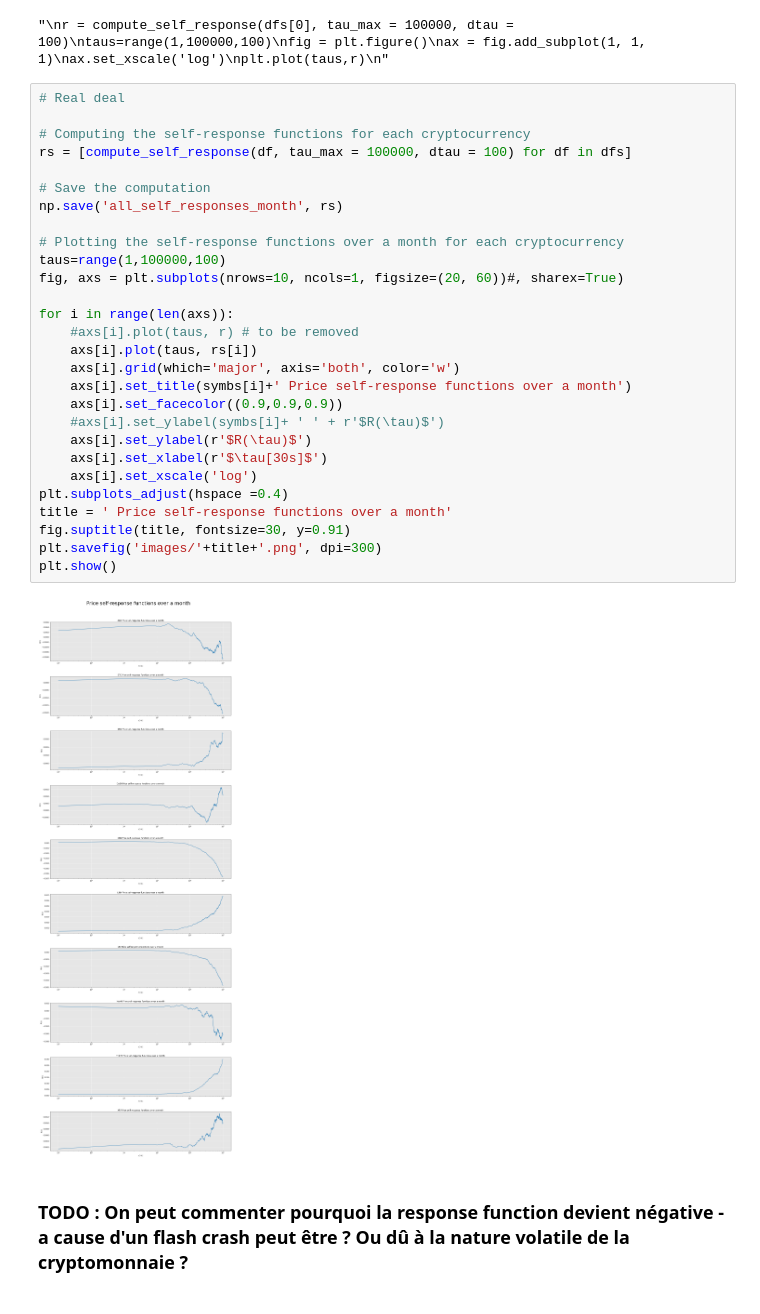
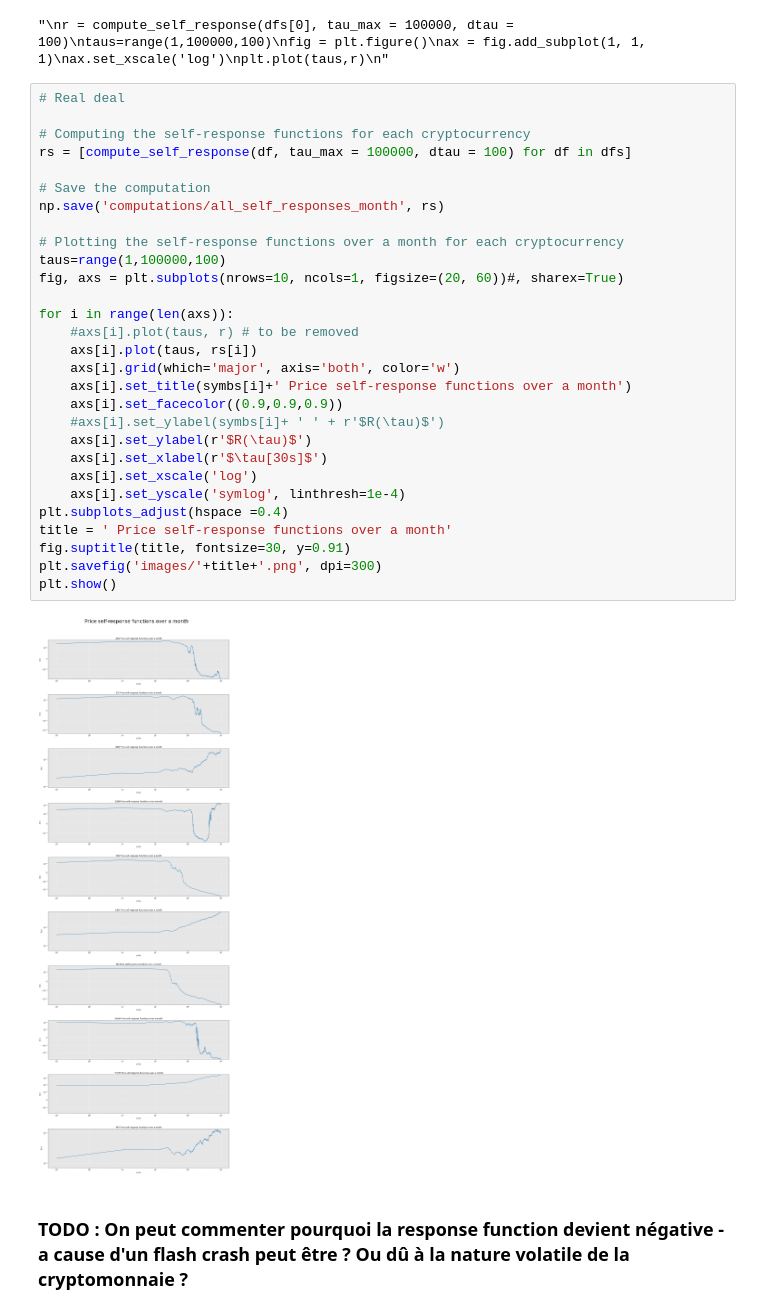
Before and after one commit to lpdbrx/FIN525-Bitcoin-Impact, a Jupyter notebook: Cross Cryptocurrency Response Function.ipynb, the cells around one changed output. Saved outputs shown, nothing was run; the diff lists cells and outputs as text.

```diff
--- a/Cross Cryptocurrency Response Function.ipynb
+++ b/Cross Cryptocurrency Response Function.ipynb
@@ -397,33 +397,34 @@ plt.plot(taus,r)
 # %%
 # Real deal
 
 # Computing the self-response functions for each cryptocurrency
 rs = [compute_self_response(df, tau_max = 100000, dtau = 100) for df in dfs]
 
 # Save the computation
-np.save('all_self_responses_month', rs)
+np.save('computations/all_self_responses_month', rs)
 
 # Plotting the self-response functions over a month for each cryptocurrency
 taus=range(1,100000,100)
 fig, axs = plt.subplots(nrows=10, ncols=1, figsize=(20, 60))#, sharex=True)
 
 for i in range(len(axs)):
     #axs[i].plot(taus, r) # to be removed
     axs[i].plot(taus, rs[i])
     axs[i].grid(which='major', axis='both', color='w')
     axs[i].set_title(symbs[i]+' Price self-response functions over a month')
     axs[i].set_facecolor((0.9,0.9,0.9))
     #axs[i].set_ylabel(symbs[i]+ ' ' + r'$R(\tau)$')
     axs[i].set_ylabel(r'$R(\tau)$')
     axs[i].set_xlabel(r'$\tau[30s]$')
     axs[i].set_xscale('log')
+    axs[i].set_yscale('symlog', linthresh=1e-4)
 plt.subplots_adjust(hspace =0.4)
 title = ' Price self-response functions over a month'
 fig.suptitle(title, fontsize=30, y=0.91)
 plt.savefig('images/'+title+'.png', dpi=300)
 plt.show()
 # %% [output]
-[figure, old version]
+[figure, new version]
 # %% [markdown]
 ### TODO : On peut commenter pourquoi la response function devient négative - a cause d'un flash crash peut être ? Ou dû à la nature volatile de la cryptomonnaie ?
 # %% [markdown]
```
Also changed, not shown: parts of 4 cells of this notebook.
